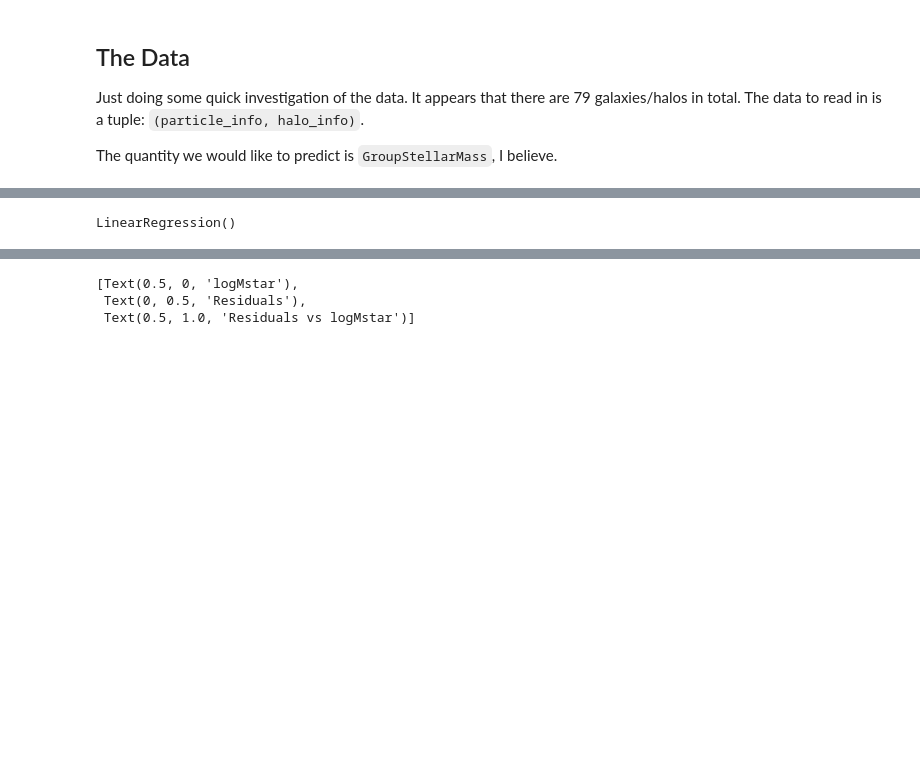
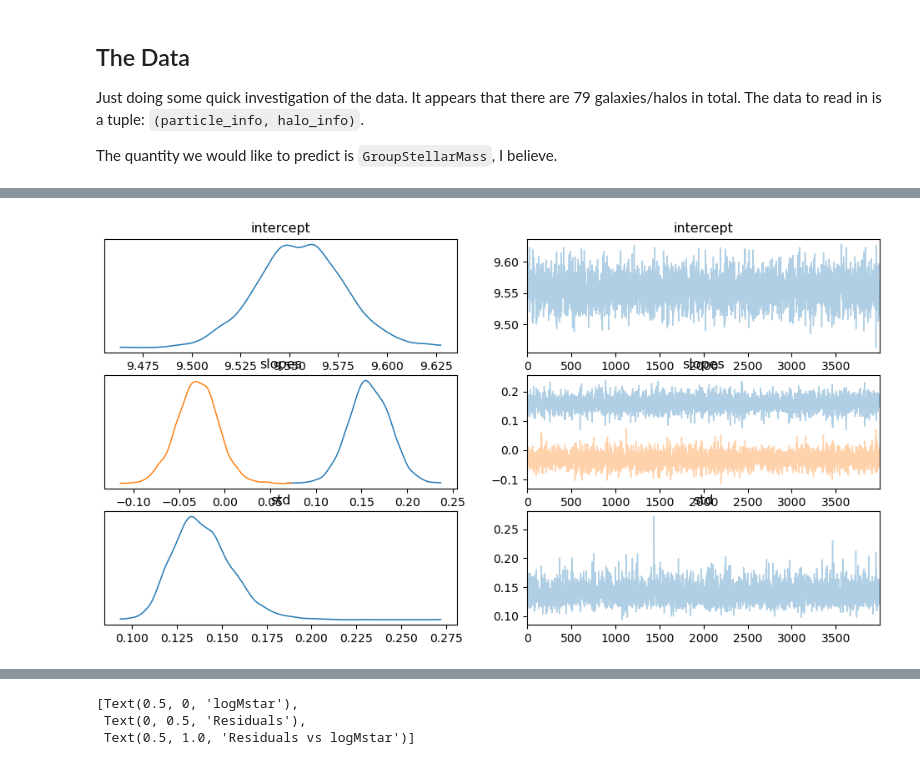
Before and after one commit to Daniel-Packer/dark-matter-halos, a Jupyter notebook: src/classical/classical_approach_linear_model.ipynb, the cells around one changed output, grey strips where cells are left out. Cells and saved outputs as stored; diff of their text form; code cells hidden in the pictures; blank space fills up the shorter version.

```diff
--- a/src/classical/classical_approach.ipynb
+++ b/src/classical/classical_approach_linear_model.ipynb
@@ -33,6 +31,36 @@ No GPU/TPU found, falling back to CPU. (Set TF_CPP_MIN_LOG_LEVEL=0 and rerun for
-# %%
-linear_regression = LinearRegression()
-
-linear_regression.fit(jnp.stack([train_logc, train_logm], axis=-1), train_labels)
-# %% [output]
-LinearRegression()
+# %%
+def linear_regression(x_data, y_data=None):
+    std = sample("std", dist.Exponential(1))
+    intercept = sample("intercept", dist.Normal(0, 3))
+    slopes = sample("slopes", dist.Normal(0, 3), sample_shape=(x_data.shape[-1],))
+
+    mean_predictions = intercept + (x_data @ slopes)
+
+    return sample("predictions", dist.Normal(mean_predictions, std), obs=y_data)
+
+
+train_x = jnp.stack([train_logc, train_logm], axis=-1)
+test_x = jnp.stack([test_logc, test_logm], axis=-1)
+mean_x = train_x.mean(axis=0, keepdims=True)
+std_x = train_x.std(axis=0, keepdims=True)
+
+train_transformed = (train_x - mean_x) / std_x
+test_transformed = (test_x - mean_x) / std_x
+
+nuts_kernel = NUTS(linear_regression)
+
+
+mcmc = MCMC(nuts_kernel, num_samples=4000, num_warmup=1000, num_chains=1)
+mcmc.run(rng, train_transformed, train_labels)
+samples = mcmc.get_samples()
+
+# linear_regression = LinearRegression()
+
+
+# linear_regression.fit(jnp.stack([train_logc, train_logm], axis=-1), train_labels)
+# %%
+posterior = az.from_numpyro(mcmc)
+az.plot_trace(posterior);
+# az.plot_pair(posterior)
+# %% [output]
+[figure, added]
```
Also changed, not shown: parts of 4 cells of this notebook, 1 other file.
